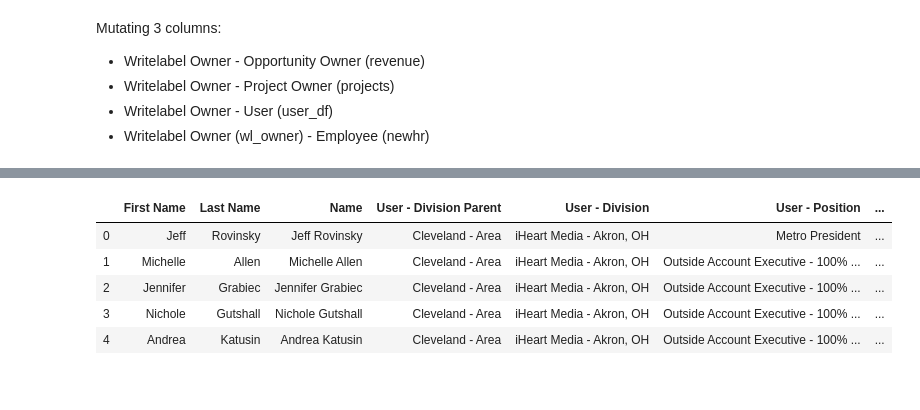
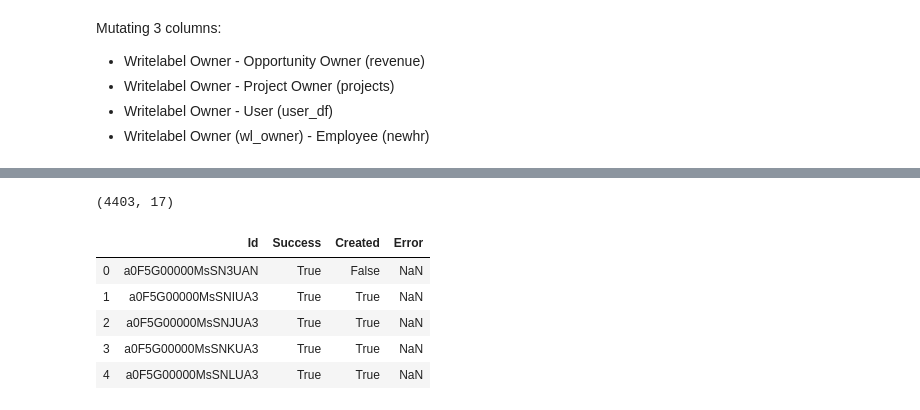
Before and after one commit to ajcoates/work_files, a Jupyter notebook: salesforce_reports_manipulations.ipynb, the cells around one changed output, grey strips where cells are left out. Cells and saved outputs as stored; diff of their text form; code cells hidden in the pictures.

```diff
--- a/salesforce_reports_manipulations.ipynb
+++ b/salesforce_reports_manipulations.ipynb
@@ -198,9 +286,17 @@ newhr[newhr.apply(lambda row: row.astype(str).str.contains('converse', case=Fals
+# %%
+filtered_dates.shape
+# %% [output]
+(4403, 17)
+# %%
+results1 = pd.DataFrame(pd.read_csv('Massive Upsert Results 1.csv'))
+results1_orig = pd.DataFrame(pd.read_csv('Massive Upsert Results 1.csv'))
+results2 = pd.DataFrame(pd.read_csv('Massive Upsert Results 2.csv'))
 # %%
-newhr.head()
+results1.head()
 # %% [output]
-|  | First Name | Last Name | Name | User - Division Parent | User - Division | User - Position | ... |
-| 0 | Jeff | Rovinsky | Jeff Rovinsky | Cleveland - Area | iHeart Media - Akron, OH | Metro President | ... |
-| 1 | Michelle | Allen | Michelle Allen | Cleveland - Area | iHeart Media - Akron, OH | Outside Account Executive - 100% ... | ... |
-| 2 | Jennifer | Grabiec | Jennifer Grabiec | Cleveland - Area | iHeart Media - Akron, OH | Outside Account Executive - 100% ... | ... |
-| 3 | Nichole | Gutshall | Nichole Gutshall | Cleveland - Area | iHeart Media - Akron, OH | Outside Account Executive - 100% ... | ... |
-| 4 | Andrea | Katusin | Andrea Katusin | Cleveland - Area | iHeart Media - Akron, OH | Outside Account Executive - 100% ... | ... |
+|  | Id | Success | Created | Error |
+| 0 | a0F5G00000MsSN3UAN | True | False | NaN |
+| 1 | a0F5G00000MsSNIUA3 | True | True | NaN |
+| 2 | a0F5G00000MsSNJUA3 | True | True | NaN |
+| 3 | a0F5G00000MsSNKUA3 | True | True | NaN |
+| 4 | a0F5G00000MsSNLUA3 | True | True | NaN |
```
Also changed, not shown: parts of 25 cells of this notebook.
